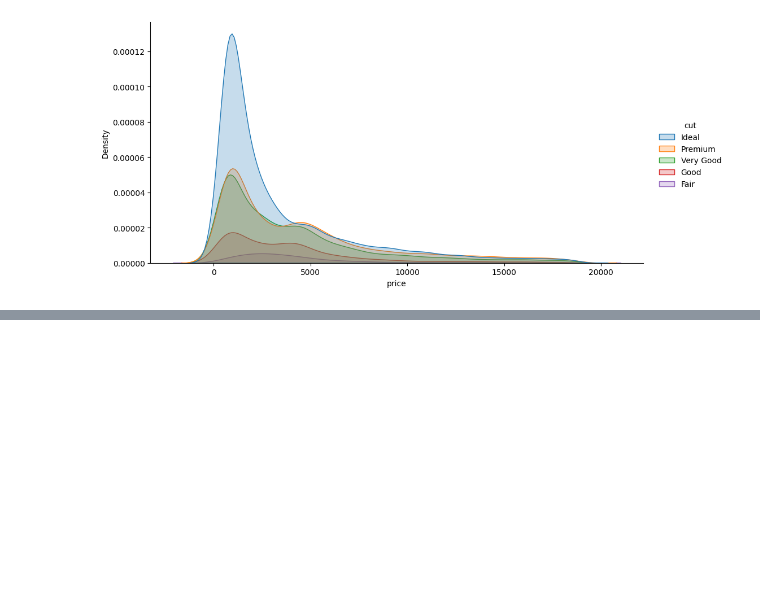
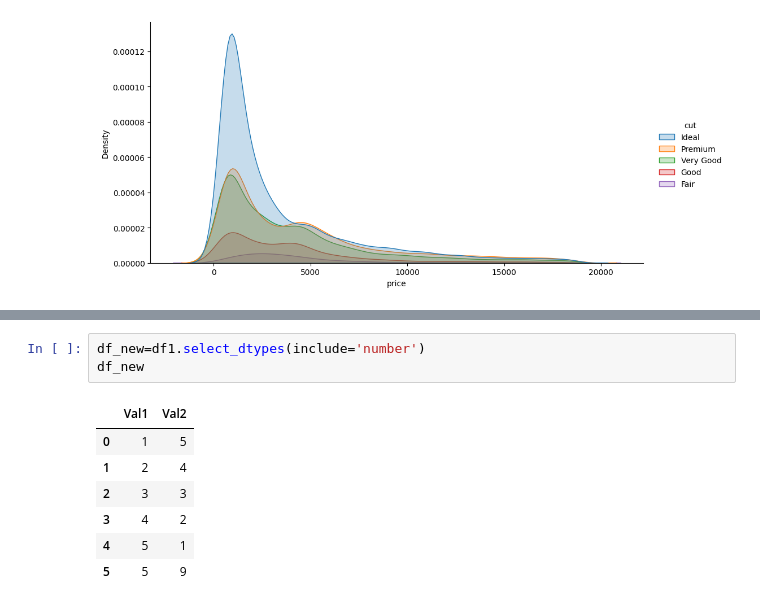
Before and after one commit to Unbeatable2323/Ai-leaning-from-scratch, a Jupyter notebook: newmonthpractice.ipynb, the cells around one changed output, grey strips where cells are left out. Drawn from its saved outputs; the diff is of its cells as text; blank space fills up the shorter version.

```diff
--- a/newmonthpractice.ipynb
+++ b/newmonthpractice.ipynb
@@ -82,0 +115,11 @@ sns.displot(dataset, x='price', hue='cut', kind='kde', fill=True, height=5, aspe
+# %%
+df_new=df1.select_dtypes(include='number')
+df_new
+# %% [output]
+|  | Val1 | Val2 |
+| 0 | 1 | 5 |
+| 1 | 2 | 4 |
+| 2 | 3 | 3 |
+| 3 | 4 | 2 |
+| 4 | 5 | 1 |
+| 5 | 5 | 9 |
```
Also changed, not shown: parts of 7 cells of this notebook, 4 other files.
